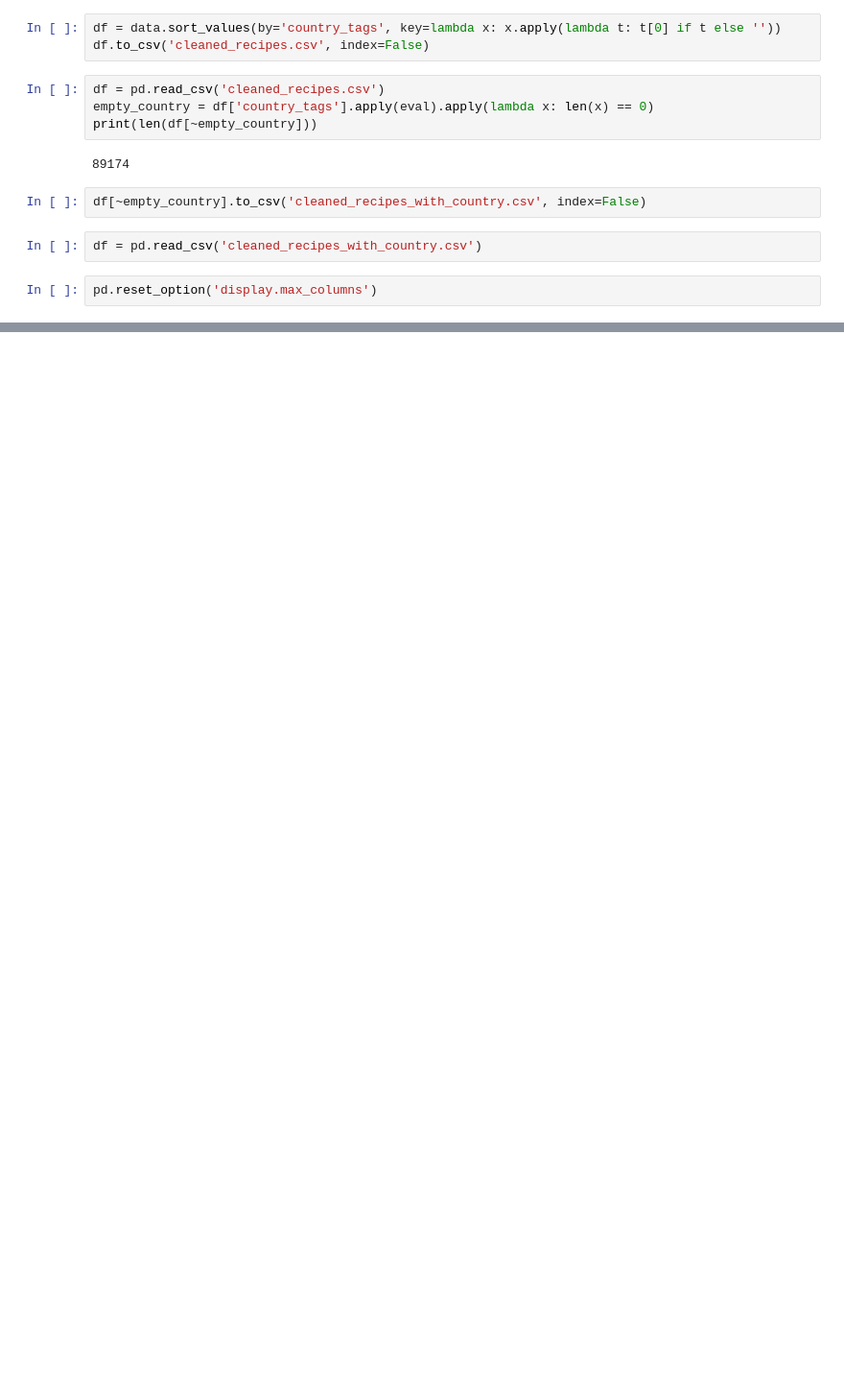
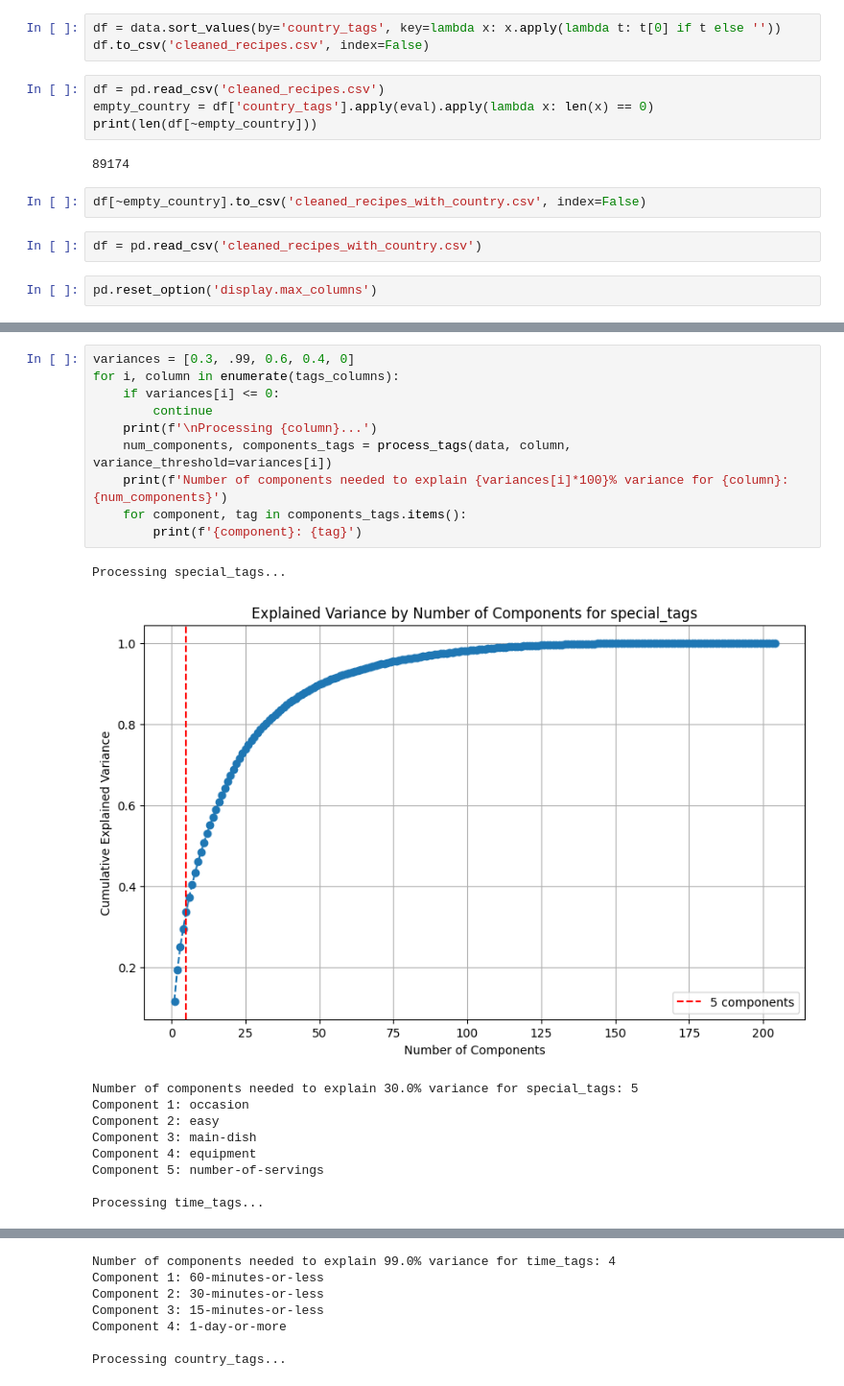
Before and after one commit to Guil02/LLM-Group-Recommender-System, a Jupyter notebook: data_cleanup.ipynb, the cells around one changed output, grey strips where cells are left out. Shown at 96% size. Saved outputs shown, nothing was run; the diff lists cells and outputs as text; blank space fills up the shorter version.

```diff
--- a/data_cleanup.ipynb
+++ b/data_cleanup.ipynb
@@ -390,0 +444,21 @@ Name: 27650, dtype: object
+# %%
+variances = [0.3, .99, 0.6, 0.4, 0]
+for i, column in enumerate(tags_columns):
+    if variances[i] <= 0:
+        continue
+    print(f'\nProcessing {column}...')
+    num_components, components_tags = process_tags(data, column, variance_threshold=variances[i])
+    print(f'Number of components needed to explain {variances[i]*100}% variance for {column}: {num_components}')
+    for component, tag in components_tags.items():
+        print(f'{component}: {tag}')
+# %% [output]
+Processing special_tags...
+[figure, added]
+Number of components needed to explain 30.0% variance for special_tags: 5
+Component 1: occasion
+Component 2: easy
+Component 3: main-dish
+Component 4: equipment
+Component 5: number-of-servings
+
+Processing time_tags...
@@ -390,0 +466,7 @@ Name: 27650, dtype: object
+Number of components needed to explain 99.0% variance for time_tags: 4
+Component 1: 60-minutes-or-less
+Component 2: 30-minutes-or-less
+Component 3: 15-minutes-or-less
+Component 4: 1-day-or-more
+
+Processing country_tags...
```
Also changed, not shown: parts of 6 cells of this notebook, 5 other files.
